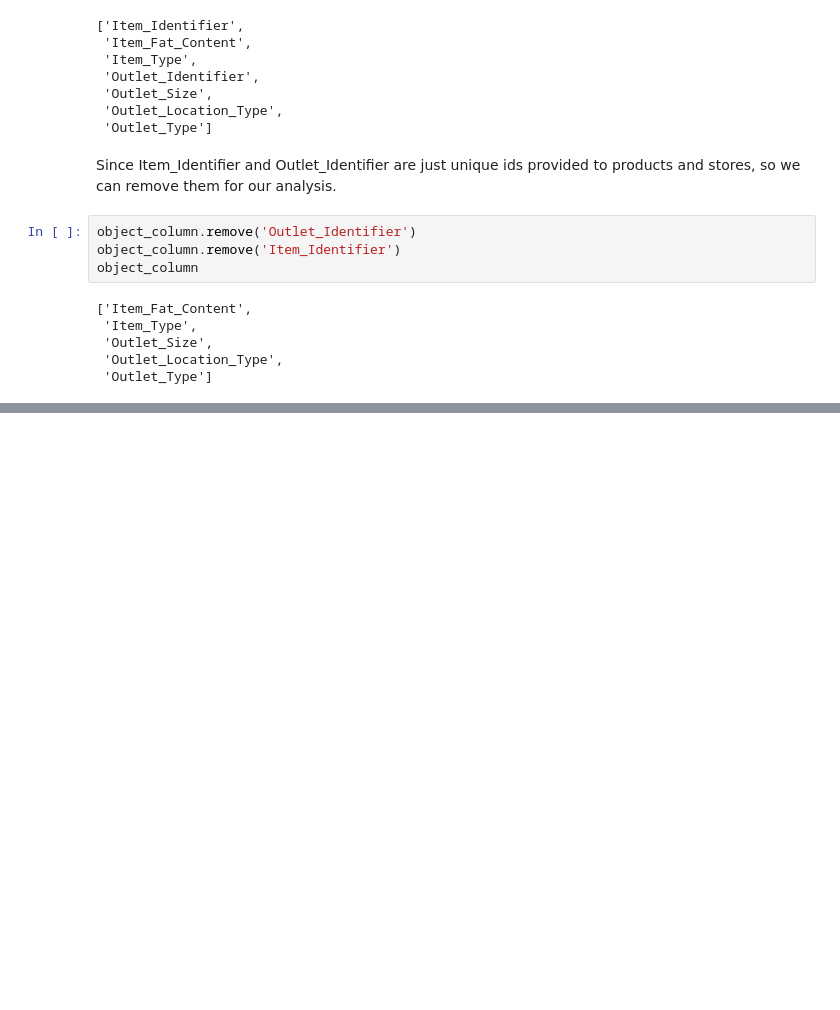
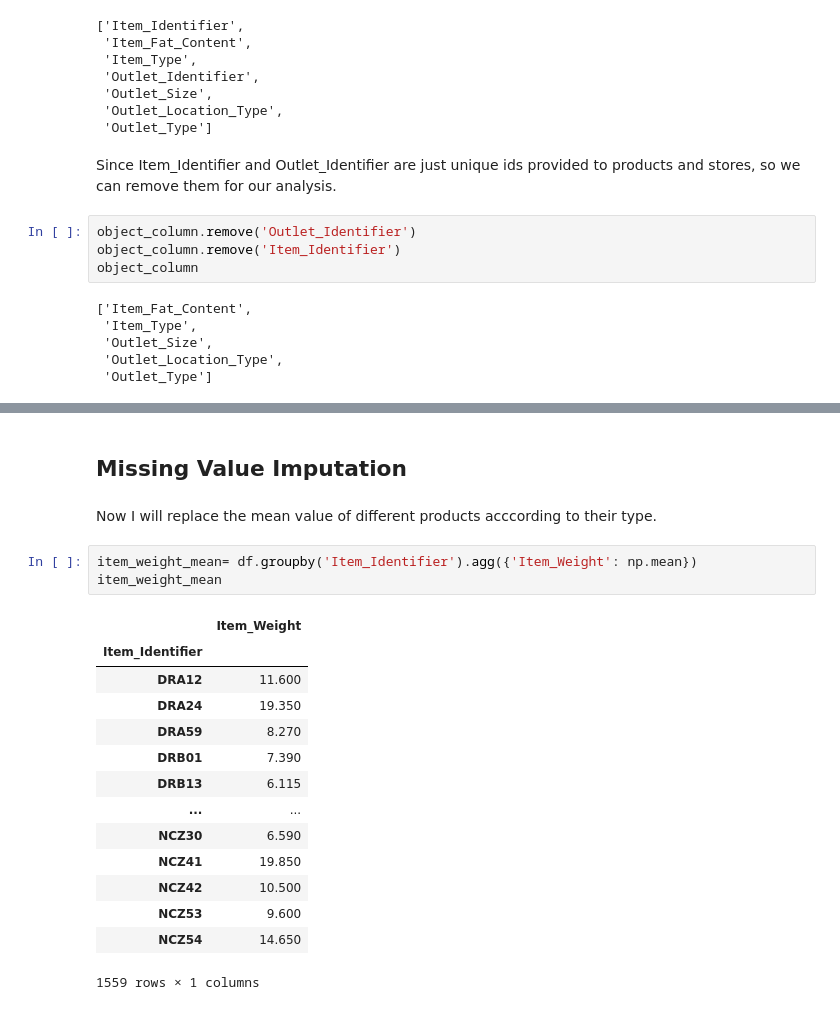
Before and after one commit to prateekkosta/Big-Mart-sales-analysis-, a Jupyter notebook: BigMart_Data_Analysis.ipynb, the cells around one changed output, grey strips where cells are left out. Saved outputs shown, nothing was run; the diff lists cells and outputs as text; blank space fills up the shorter version.

```diff
--- a/BigMart_Data_Analysis.ipynb
+++ b/BigMart_Data_Analysis.ipynb
@@ -141,0 +169,22 @@ object_column
+# %% [markdown]
+## Missing Value Imputation
+# %% [markdown]
+Now I will replace the mean value of different products acccording to their type.
+# %%
+item_weight_mean= df.groupby('Item_Identifier').agg({'Item_Weight': np.mean})
+item_weight_mean
+# %% [output]
+|  | Item_Weight |
+| Item_Identifier |  |
+| DRA12 | 11.600 |
+| DRA24 | 19.350 |
+| DRA59 | 8.270 |
+| DRB01 | 7.390 |
+| DRB13 | 6.115 |
+| ... | ... |
+| NCZ30 | 6.590 |
+| NCZ41 | 19.850 |
+| NCZ42 | 10.500 |
+| NCZ53 | 9.600 |
+| NCZ54 | 14.650 |
+1559 rows × 1 columns
```
Also changed, not shown: parts of 5 cells of this notebook.
